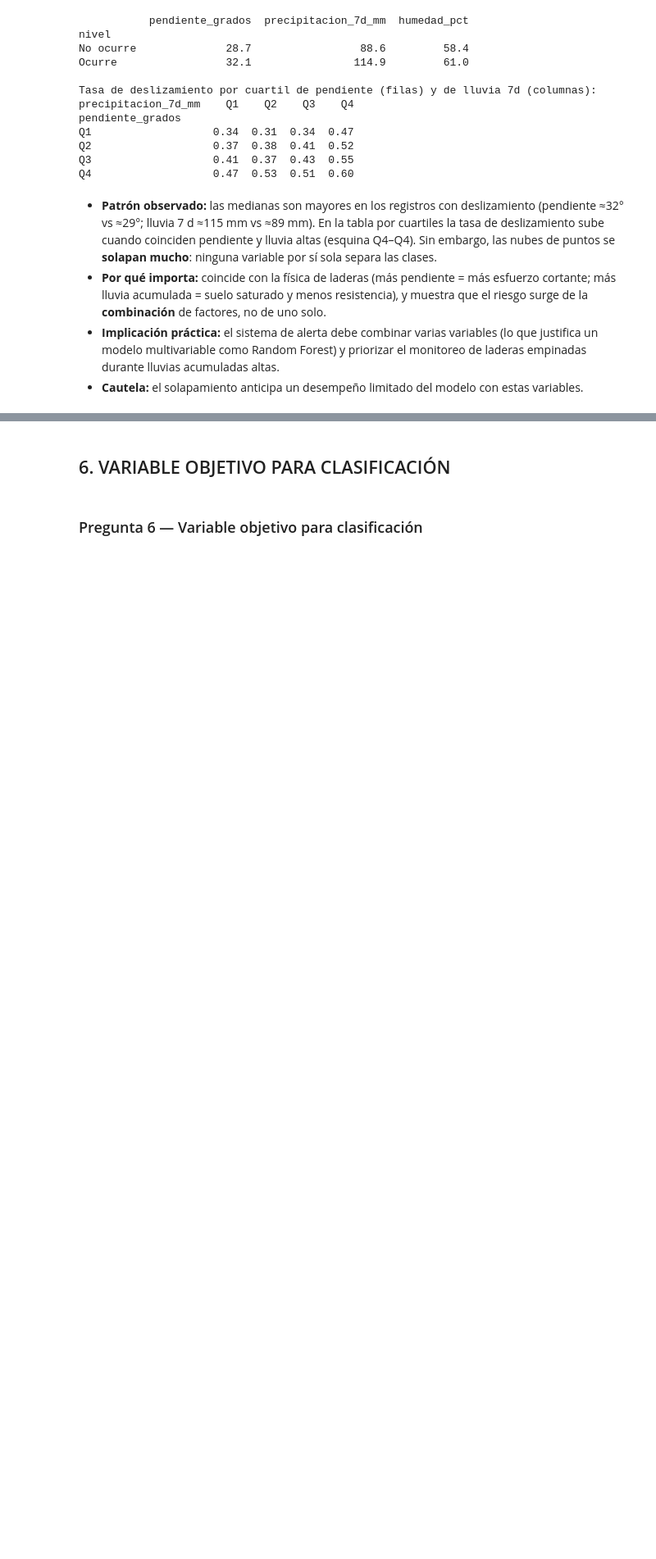
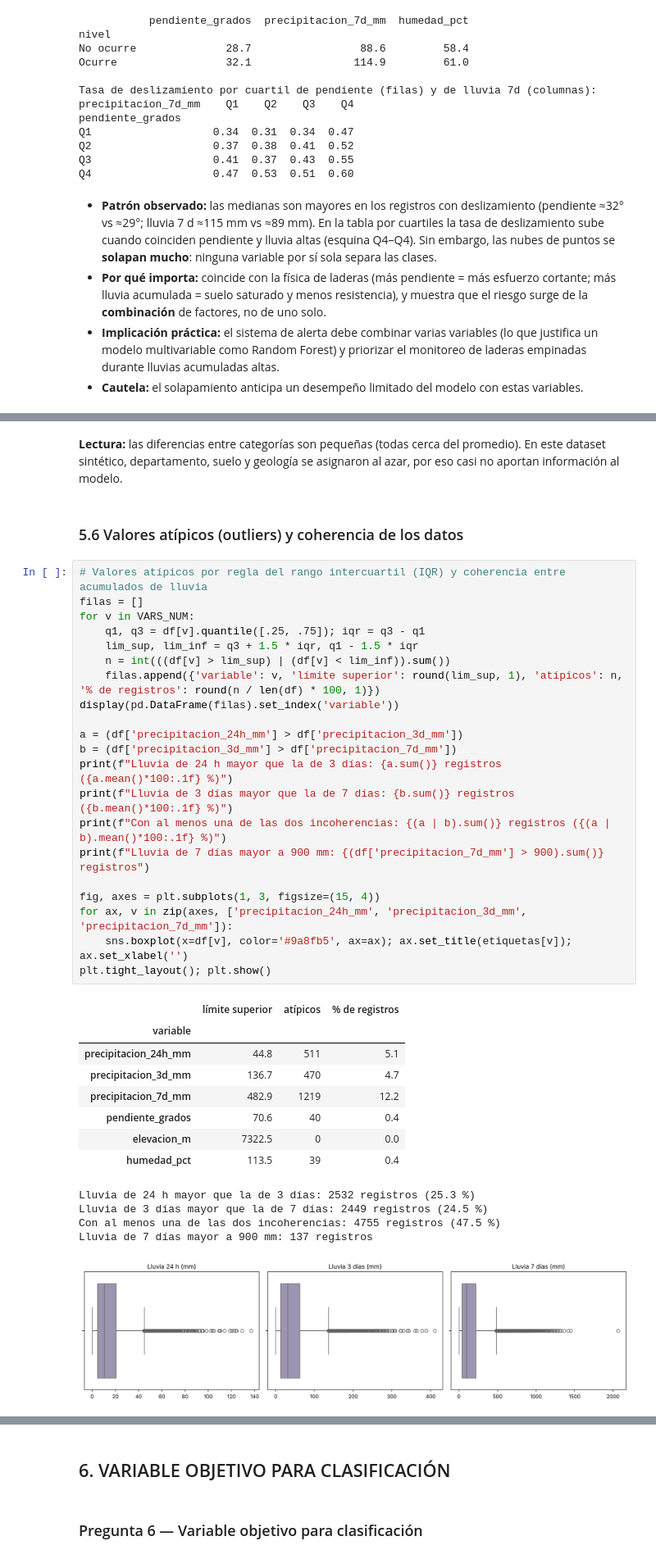
Before and after one commit to NORAHCIV-DEV/teletubis, a Jupyter notebook: Alerta_Deslizamientos_CRISP_DM.ipynb, the cells around one changed output, grey strips where cells are left out. Shown at 82% size. Cells and saved outputs as stored; diff of their text form; blank space fills up the shorter version.

```diff
--- a/Alerta_Deslizamientos_CRISP_DM.ipynb
+++ b/Alerta_Deslizamientos_CRISP_DM.ipynb
@@ -259,0 +332,39 @@ Q4                   0.47  0.53  0.51  0.60
+# %% [markdown]
+**Lectura:** las diferencias entre categorías son pequeñas (todas cerca del promedio). En este dataset sintético, departamento, suelo y geología se asignaron al azar, por eso casi no aportan información al modelo.
+# %% [markdown]
+### 5.6 Valores atípicos (outliers) y coherencia de los datos
+# %%
+# Valores atípicos por regla del rango intercuartil (IQR) y coherencia entre acumulados de lluvia
+filas = []
+for v in VARS_NUM:
+    q1, q3 = df[v].quantile([.25, .75]); iqr = q3 - q1
+    lim_sup, lim_inf = q3 + 1.5 * iqr, q1 - 1.5 * iqr
+    n = int(((df[v] > lim_sup) | (df[v] < lim_inf)).sum())
+    filas.append({'variable': v, 'límite superior': round(lim_sup, 1), 'atípicos': n, '% de registros': round(n / len(df) * 100, 1)})
+display(pd.DataFrame(filas).set_index('variable'))
+
+a = (df['precipitacion_24h_mm'] > df['precipitacion_3d_mm'])
+b = (df['precipitacion_3d_mm'] > df['precipitacion_7d_mm'])
+print(f"Lluvia de 24 h mayor que la de 3 días: {a.sum()} registros ({a.mean()*100:.1f} %)")
+print(f"Lluvia de 3 días mayor que la de 7 días: {b.sum()} registros ({b.mean()*100:.1f} %)")
+print(f"Con al menos una de las dos incoherencias: {(a | b).sum()} registros ({(a | b).mean()*100:.1f} %)")
+print(f"Lluvia de 7 días mayor a 900 mm: {(df['precipitacion_7d_mm'] > 900).sum()} registros")
+
+fig, axes = plt.subplots(1, 3, figsize=(15, 4))
+for ax, v in zip(axes, ['precipitacion_24h_mm', 'precipitacion_3d_mm', 'precipitacion_7d_mm']):
+    sns.boxplot(x=df[v], color='#9a8fb5', ax=ax); ax.set_title(etiquetas[v]); ax.set_xlabel('')
+plt.tight_layout(); plt.show()
+# %% [output]
+|  | límite superior | atípicos | % de registros |
+| variable |  |  |  |
+| precipitacion_24h_mm | 44.8 | 511 | 5.1 |
+| precipitacion_3d_mm | 136.7 | 470 | 4.7 |
+| precipitacion_7d_mm | 482.9 | 1219 | 12.2 |
+| pendiente_grados | 70.6 | 40 | 0.4 |
+| elevacion_m | 7322.5 | 0 | 0.0 |
+| humedad_pct | 113.5 | 39 | 0.4 |
+Lluvia de 24 h mayor que la de 3 días: 2532 registros (25.3 %)
+Lluvia de 3 días mayor que la de 7 días: 2449 registros (24.5 %)
+Con al menos una de las dos incoherencias: 4755 registros (47.5 %)
+Lluvia de 7 días mayor a 900 mm: 137 registros
+[figure, added]
```
Also changed, not shown: parts of 21 cells of this notebook, 3 other files.
